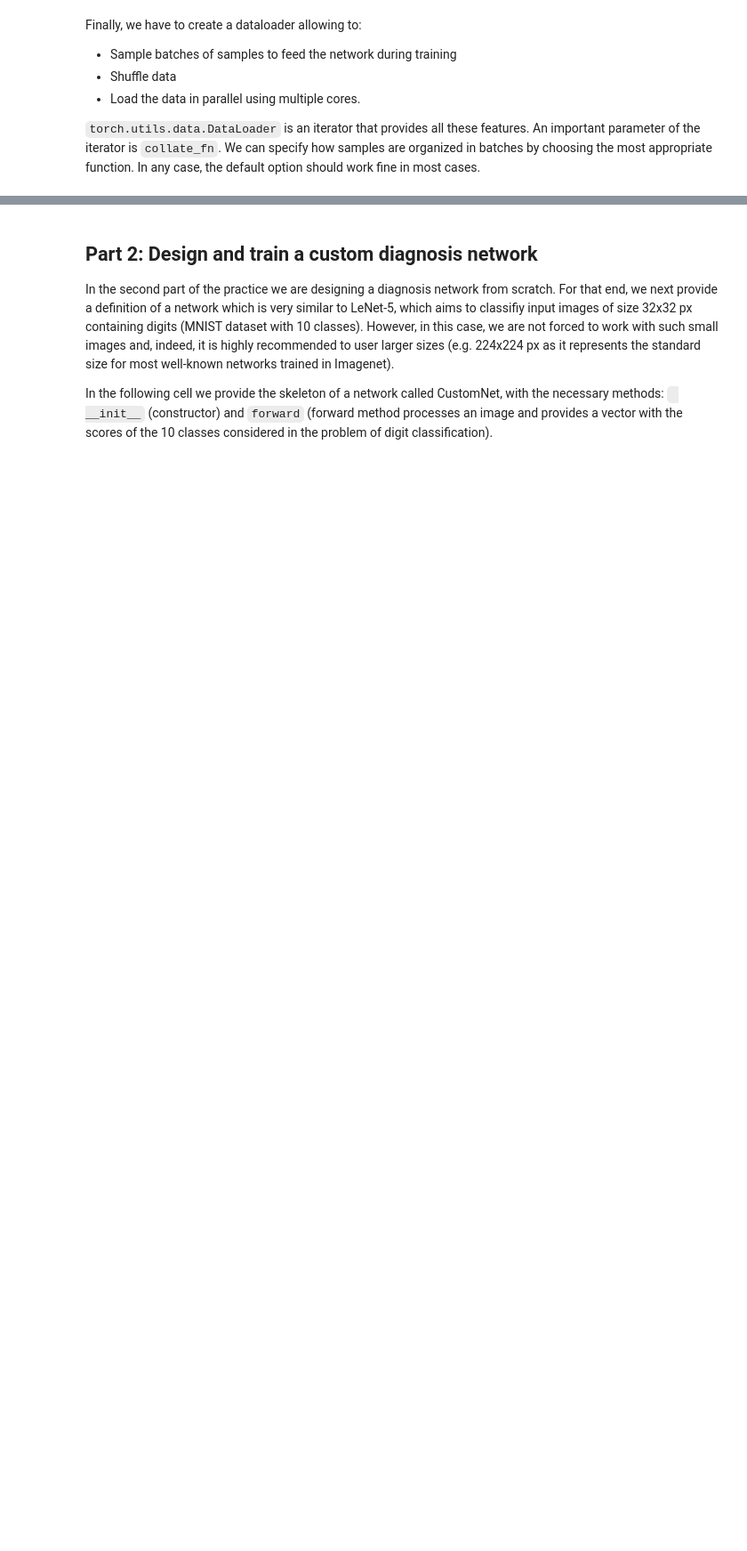
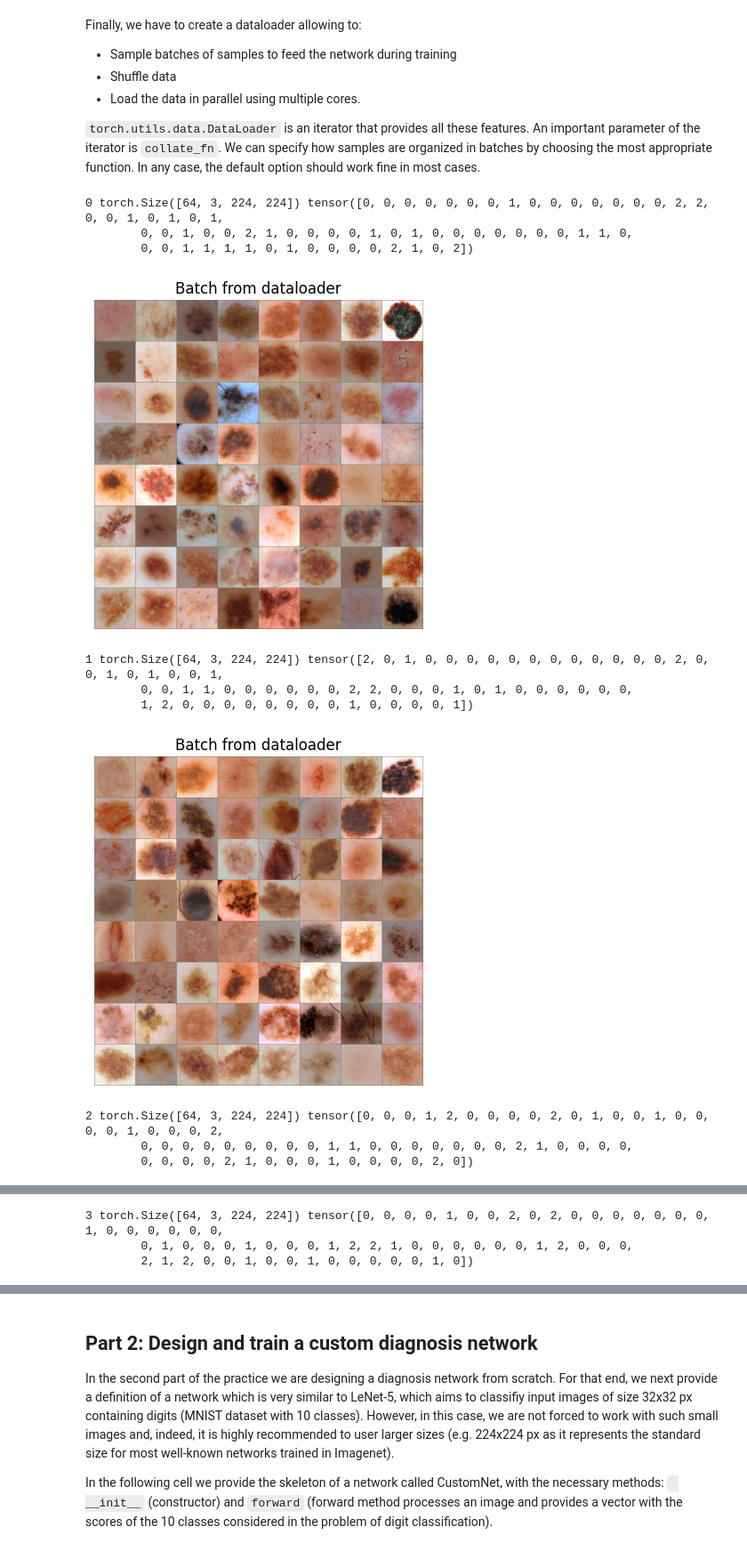
Before and after one commit to alzuaz/Audio-and-Image-Processing, a Jupyter notebook: lab4/LS4_AVCV_Melanomas.ipynb, the cells around one changed output, grey strips where cells are left out. Shown at 89% size. Drawn from its saved outputs; the diff is of its cells as text; code cells hidden in the pictures; blank space fills up the shorter version.

```diff
--- a/lab4/LS4_AVCV_Melanomas.ipynb
+++ b/lab4/LS4_AVCV_Melanomas.ipynb
@@ -1014,8 +1014,8 @@ pixel_mean=[0.485, 0.456, 0.406]
 pixel_std=[0.229, 0.224, 0.225]
 
 #Train Dataset
-train_dataset = DermoscopyDataset(csv_file='data/dermoscopyDBtrain.csv',
-                                    root_dir='data',
+train_dataset = DermoscopyDataset(csv_file='data/LS4_AVCV_DB/dermoscopyDBtrain.csv',
+                                    root_dir='data/LS4_AVCV_DB',
                                     maxSize=500, ###IMPORTANT: maxSize=500 to speed-up the training process
                                                  ### Set to 0 or 200 for training your optimal model
                                     transform=transforms.Compose([
@@ -1027,8 +1027,8 @@ train_dataset = DermoscopyDataset(csv_file='data/dermoscopyDBtrain.csv',
                                     std=pixel_std)
                                     ]))
 #Val dataset
-val_dataset = DermoscopyDataset(csv_file='data/dermoscopyDBval.csv',
-                                    root_dir='data',
+val_dataset = DermoscopyDataset(csv_file='data/LS4_AVCV_DB/dermoscopyDBval.csv',
+                                    root_dir='data/LS4_AVCV_DB',
                                     transform=transforms.Compose([
                                     CropByMask(15),
                                     Rescale(224),
@@ -1039,8 +1039,8 @@ val_dataset = DermoscopyDataset(csv_file='data/dermoscopyDBval.csv',
                                     ]))
 
 #Test dataset
-test_dataset = DermoscopyDataset(csv_file='data/dermoscopyDBtest.csv',
-                                    root_dir='data',
+test_dataset = DermoscopyDataset(csv_file='data/LS4_AVCV_DB/dermoscopyDBtest.csv',
+                                    root_dir='data/LS4_AVCV_DB',
                                     transform=transforms.Compose([
                                     CropByMask(15),
                                     Rescale(224),
@@ -1069,14 +1074,14 @@ Finally, we have to create a dataloader allowing to:
 #Specify training dataset, with a batch size of 8, shuffle the samples, and parallelize with 3 workers
 #IMPORTANT!!!!! If you plan to run this in a Windows machine, set num_workers=0. Pytorch has a bug on windows
 train_dataloader = DataLoader(train_dataset, batch_size=64,
-                        shuffle=True, num_workers=3)
+                        shuffle=True, num_workers=0)
 #Validation dataset => No shuffle
 val_dataloader = DataLoader(val_dataset, batch_size=256,
-                        shuffle=False, num_workers=3)
+                        shuffle=False, num_workers=0)
 
 #Test Dataset => => No shuffle
 test_dataloader = DataLoader(test_dataset, batch_size=256,
-                        shuffle=False, num_workers=3)
+                        shuffle=False, num_workers=0)
 
 
 # Auxiliary function to visualize a batch
@@ -1084,30 +1089,42 @@ def show_batch(sample_batched):
     """Mostramos las lesiones de un batch."""
     images_batch, labels_batch = \
             sample_batched['image'], sample_batched['label']
     batch_size = len(images_batch)
     im_size = images_batch.size(2)
     grid_border_size = 2
 
     #Generamos el grid
     grid = utils.make_grid(images_batch)
     #Lo pasamos a numpy y lo desnormalizamos
     grid=grid.numpy().transpose((1, 2, 0))
     mean = np.array([0.485, 0.456, 0.406])
     std = np.array([0.229, 0.224, 0.225])
     grid = std * grid + mean
     grid = np.clip(grid, 0, 1)
     plt.imshow(grid)
     plt.title('Batch from dataloader')
 
 for i_batch, sample_batched in enumerate(train_dataloader):
     print(i_batch, sample_batched['image'].size(),
           sample_batched['label'])
     plt.figure()
     show_batch(sample_batched)
     plt.axis('off')
     plt.ioff()
     plt.show()
 
     #We show the data of the 3rd batch and stop.
     if i_batch == 3:
         break
+# %% [output]
+0 torch.Size([64, 3, 224, 224]) tensor([0, 0, 0, 0, 0, 0, 0, 1, 0, 0, 0, 0, 0, 0, 0, 2, 2, 0, 0, 1, 0, 1, 0, 1,
+        0, 0, 1, 0, 0, 2, 1, 0, 0, 0, 0, 1, 0, 1, 0, 0, 0, 0, 0, 0, 0, 1, 1, 0,
+        0, 0, 1, 1, 1, 1, 0, 1, 0, 0, 0, 0, 2, 1, 0, 2])
+[figure, added]
+1 torch.Size([64, 3, 224, 224]) tensor([2, 0, 1, 0, 0, 0, 0, 0, 0, 0, 0, 0, 0, 0, 0, 2, 0, 0, 1, 0, 1, 0, 0, 1,
+        0, 0, 1, 1, 0, 0, 0, 0, 0, 0, 2, 2, 0, 0, 0, 1, 0, 1, 0, 0, 0, 0, 0, 0,
+        1, 2, 0, 0, 0, 0, 0, 0, 0, 0, 1, 0, 0, 0, 0, 1])
+[figure, added]
+2 torch.Size([64, 3, 224, 224]) tensor([0, 0, 0, 1, 2, 0, 0, 0, 0, 2, 0, 1, 0, 0, 1, 0, 0, 0, 0, 1, 0, 0, 0, 2,
+        0, 0, 0, 0, 0, 0, 0, 0, 0, 1, 1, 0, 0, 0, 0, 0, 0, 0, 2, 1, 0, 0, 0, 0,
+        0, 0, 0, 0, 2, 1, 0, 0, 0, 1, 0, 0, 0, 0, 2, 0])
@@ -1113,0 +1132,3 @@ for i_batch, sample_batched in enumerate(train_dataloader):
+3 torch.Size([64, 3, 224, 224]) tensor([0, 0, 0, 0, 1, 0, 0, 2, 0, 2, 0, 0, 0, 0, 0, 0, 0, 1, 0, 0, 0, 0, 0, 0,
+        0, 1, 0, 0, 0, 1, 0, 0, 0, 1, 2, 2, 1, 0, 0, 0, 0, 0, 0, 1, 2, 0, 0, 0,
+        2, 1, 2, 0, 0, 1, 0, 0, 1, 0, 0, 0, 0, 0, 1, 0])
```
Also changed, not shown: parts of 33 cells of this notebook.
